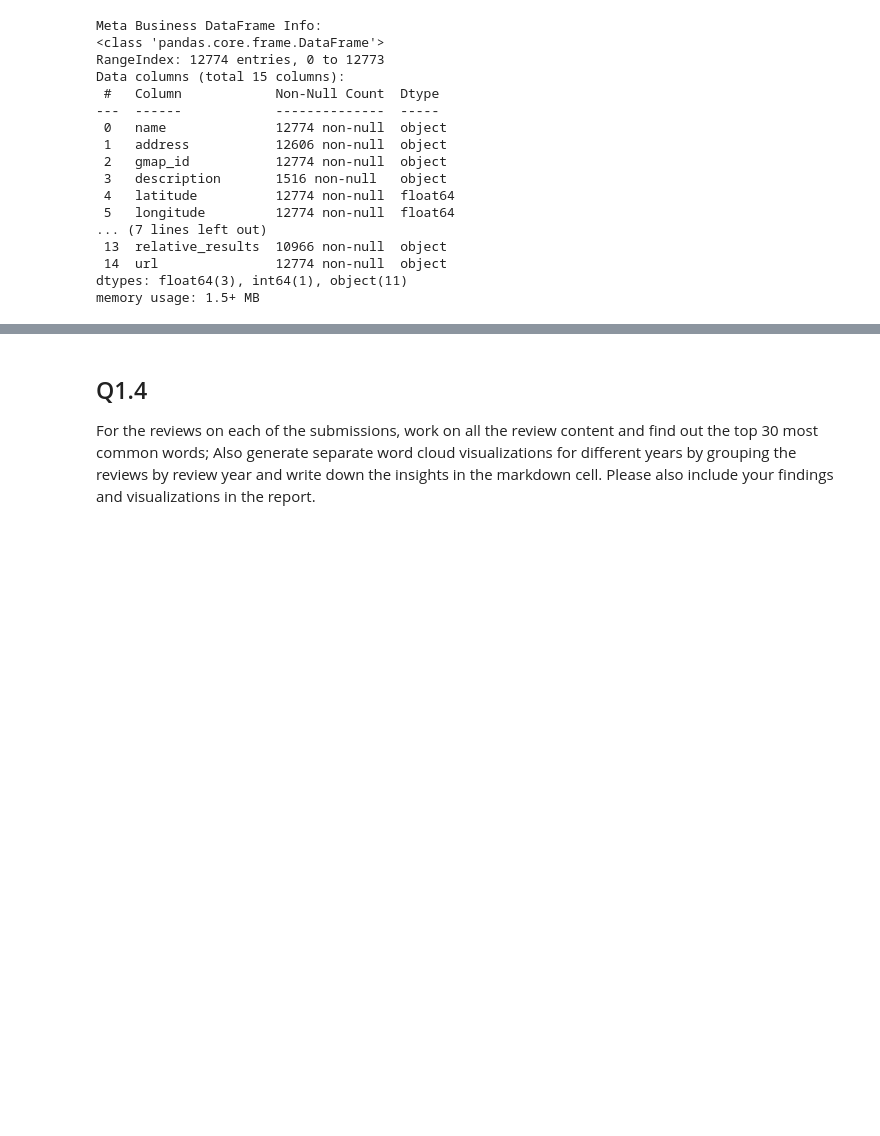
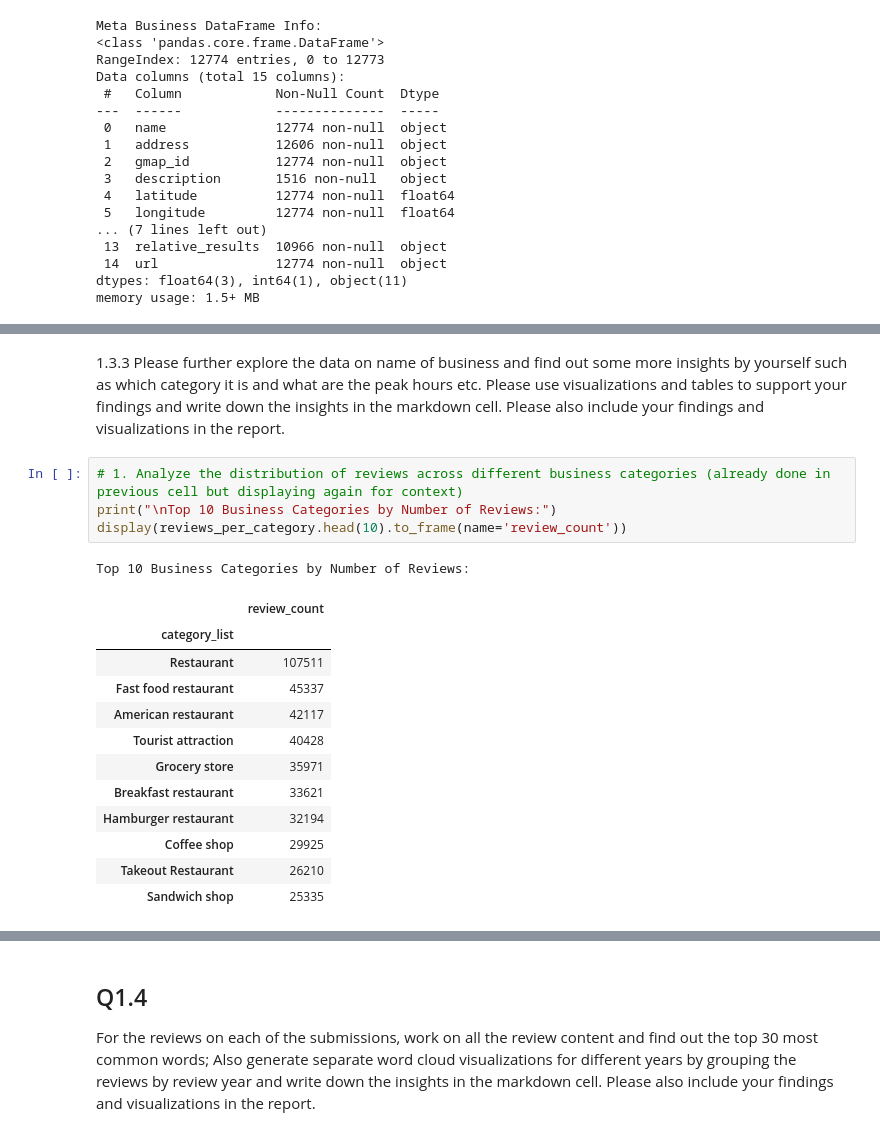
Before and after one commit to makhthum/MDS_Deakin_SIG742, a Jupyter notebook: sit742task2.ipynb, the cells around one changed output, grey strips where cells are left out. Drawn from its saved outputs; the diff is of its cells as text; blank space fills up the shorter version.

```diff
--- a/sit742task2.ipynb
+++ b/sit742task2.ipynb
@@ -439,0 +355,20 @@ Peak Review Hours for Top Categories: ['Restaurant', 'Fast food restaurant', 'Am
+# %% [markdown]
+1.3.3 Please further explore the data on name of business and find out some more insights by yourself such as which category it is and what are the peak hours etc. Please use visualizations and tables to support your findings and write down the insights in the markdown cell. Please also include your findings and visualizations in the report.
+# %%
+# 1. Analyze the distribution of reviews across different business categories (already done in previous cell but displaying again for context)
+print("\nTop 10 Business Categories by Number of Reviews:")
+display(reviews_per_category.head(10).to_frame(name='review_count'))
+# %% [output]
+Top 10 Business Categories by Number of Reviews:
+|  | review_count |
+| category_list |  |
+| Restaurant | 107511 |
+| Fast food restaurant | 45337 |
+| American restaurant | 42117 |
+| Tourist attraction | 40428 |
+| Grocery store | 35971 |
+| Breakfast restaurant | 33621 |
+| Hamburger restaurant | 32194 |
+| Coffee shop | 29925 |
+| Takeout Restaurant | 26210 |
+| Sandwich shop | 25335 |
```
Also changed, not shown: parts of 10 cells of this notebook.
